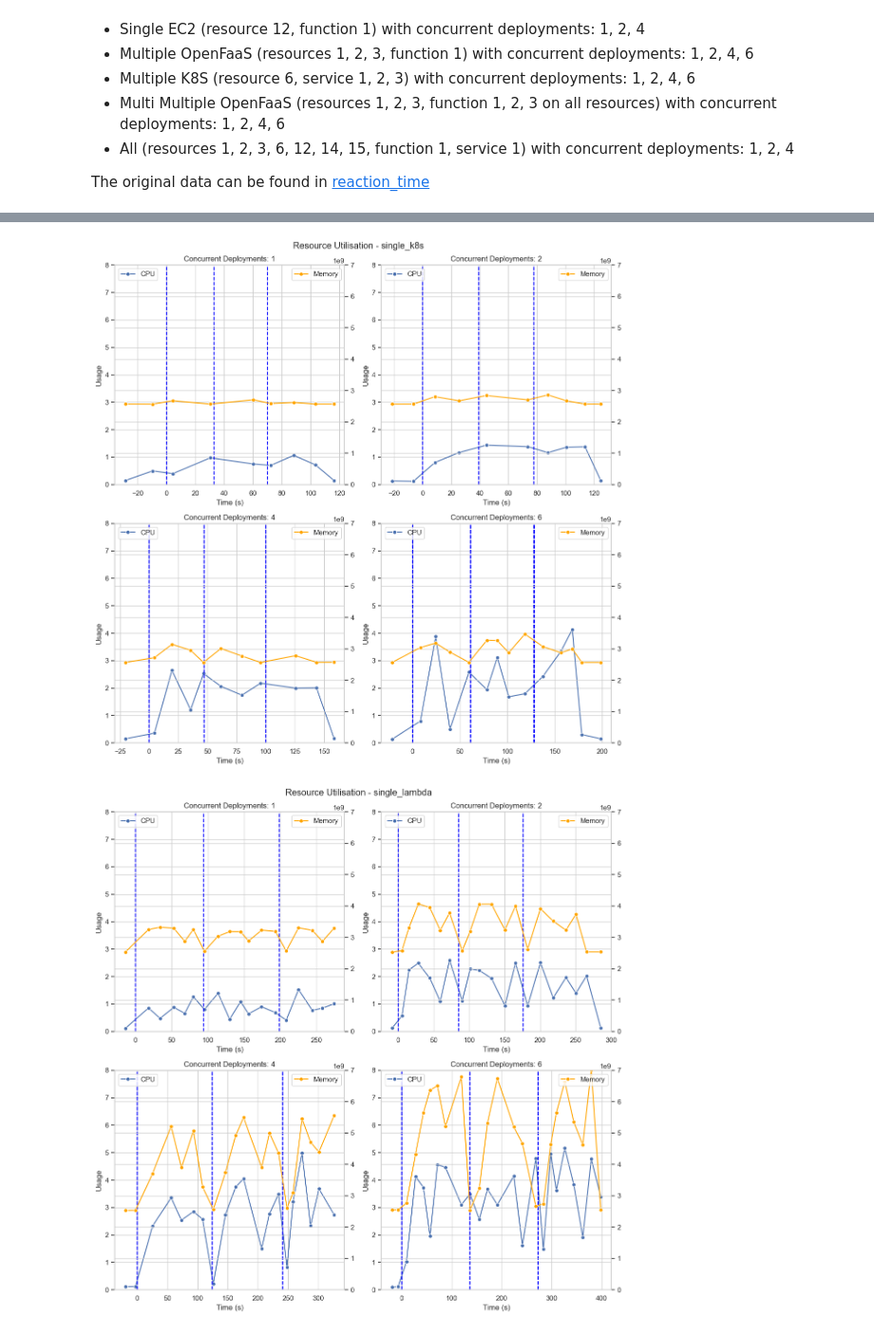
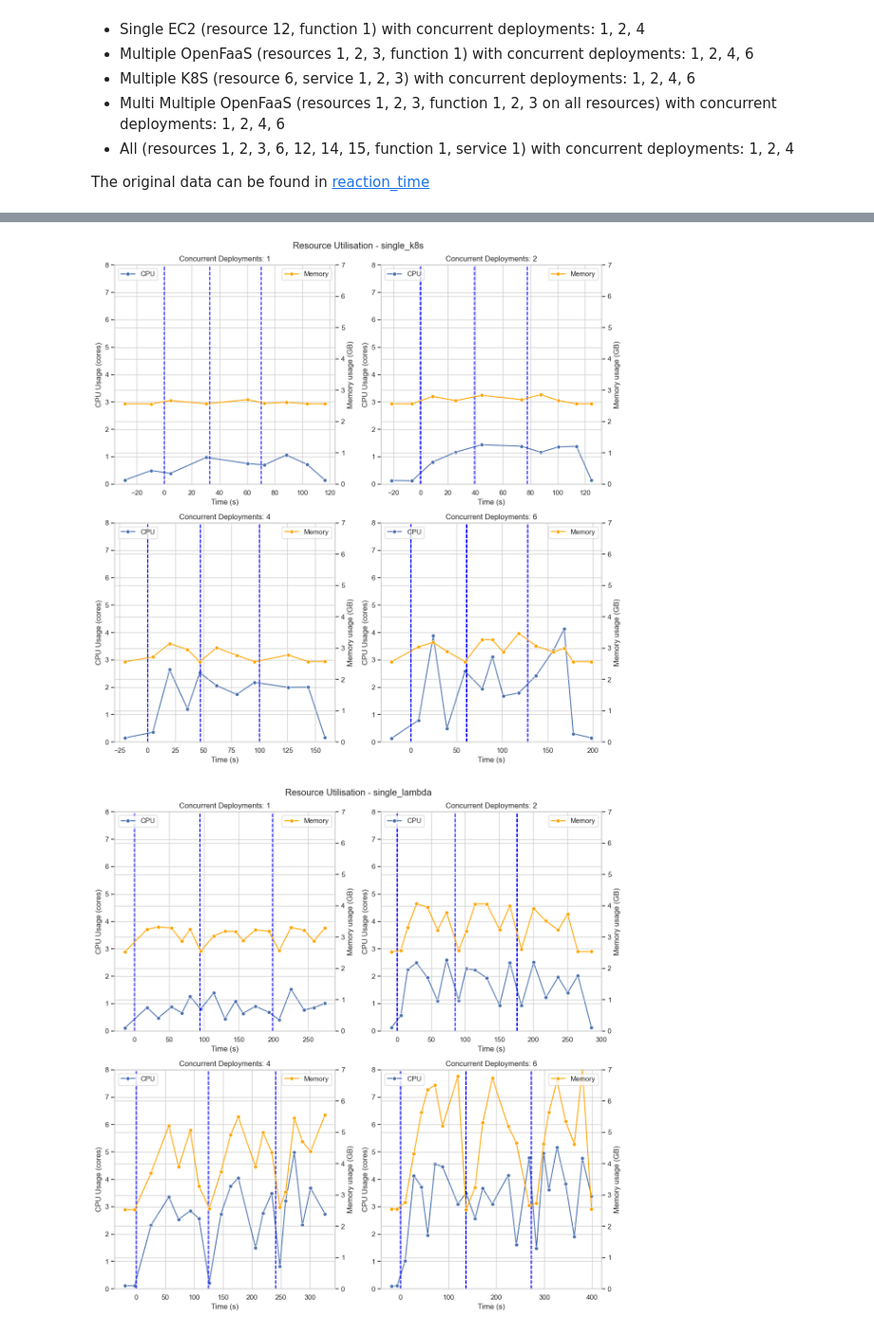
Before and after one commit to Apollo-Tools/resource-manager, a Jupyter notebook: benchmark/results/rm-analysis/utilisation.ipynb, the cells around one changed output, grey strips where cells are left out. Shown at 95% size. Drawn from its saved outputs; the diff is of its cells as text; code cells hidden in the pictures.

```diff
--- a/benchmark/results/rm-analysis/utilisation.ipynb
+++ b/benchmark/results/rm-analysis/utilisation.ipynb
@@ -42,17 +42,18 @@ for root, dirs, files in os.walk(ru_dir):
                      if file_path.endswith('_util.csv'):
                             df = df.drop('id', axis=1)
                             df = df.drop(df[df["timestamp"] > (finish_timestamp + 30000)].index)
-                            df["timestamp"] = df["timestamp"] - start_timestamp
+                            df["timestamp"] = (df["timestamp"] - start_timestamp) / 1000
+                            df["memory"] = df["memory"] / 1_000_000_000
                             df_util = pd.concat([df_util, df.drop_duplicates(subset=['timestamp', 'cpu', 'memory'])], ignore_index=True)
                      else:
                             df["start_response_time"] = df["start_response"] - df["start"]
                             df["terminate_response_time"] = df["terminate_response"] - df["terminate"]
                             start_timestamp = df["start"].min()
                             finish_timestamp = df["terminated"].max()
-                            df["start"] = df["start"] - start_timestamp
-                            df["deployed"] = df["deployed"] - start_timestamp
-                            df["terminate"] = df["terminate"] - start_timestamp
-                            df["terminated"] = df["terminated"] - start_timestamp
+                            df["start"] = (df["start"] - start_timestamp) / 1000
+                            df["deployed"] = (df["deployed"] - start_timestamp) / 1000
+                            df["terminate"] = (df["terminate"] - start_timestamp) / 1000
+                            df["terminated"] = (df["terminated"] - start_timestamp) / 1000
                             df["deployment_time"] = df["deployed"] - df["start"]
                             df["termination_time"] = df["terminated"] - df["terminate"]
                             df_timestamps = pd.concat([df_timestamps, df], ignore_index=True)
@@ -97,14 +98,14 @@ num_rows = (len(types) + 1) // 2
 fig, axs = plt.subplots(num_rows, 2, figsize=(15, 4*num_rows))
 axs = axs.flatten()
 y_min = 0
-y_max = 250_000
+y_max = 210
 for i, type_ in enumerate(types):
        subset_df = grouped_timestamps[grouped_timestamps['type'] == type_]
        sns.lineplot(data=subset_df, x='concurrent_deployments', y='deployment_time', ax=axs[i], label='Average Deployment Time', marker='o')
        sns.lineplot(data=subset_df, x='concurrent_deployments', y='termination_time', ax=axs[i], label='Average Termination Time', marker='o')
        axs[i].set_ylim(y_min, y_max)
        axs[i].set_xlabel('Concurrent Deployments')
-       axs[i].set_ylabel('Time (ms)')
+       axs[i].set_ylabel('Time (s)')
        axs[i].set_title(f'{type_}')
 for ax in axs[len(types):]:
        ax.axis('off')
@@ -122,7 +123,7 @@ num_rows = (len(types) + 1) // 2
 fig, axs = plt.subplots(num_rows, 2, figsize=(15, 4*num_rows))
 axs = axs.flatten()
 y_min = 0
-y_max = 5_000
+y_max = 6_000
 for i, type_ in enumerate(types):
        subset_df = grouped_timestamps[grouped_timestamps['type'] == type_]
        sns.lineplot(data=subset_df, x='concurrent_deployments', y='start_response_time', ax=axs[i], label='Average Deploy Response Time', marker='o')
@@ -141,11 +142,11 @@ plt.show()
 # %%
 types = df_util['type'].unique()
-df_util['timestamp'] = df_util['timestamp'] / 1000
+df_util['timestamp'] = df_util['timestamp']
 
 cpu_min = 0
 cpu_max = 8
 memory_min = 0
-memory_max = 7_000_000_000
+memory_max = 7
 for type_ in types:
        type_df = df_util[df_util['type'] == type_]
        concurrent_deployments = type_df['concurrent_deployments'].unique()
@@ -172,14 +173,14 @@ for type_ in types:
               sns.lineplot(data=concurrent_df, x='timestamp', y='memory', ax=ax_mem, color='orange', label=f'Memory', marker='o')
 
               ax_mem.set_ylim(memory_min, memory_max)
-              ax[i].set_ylabel('Usage')
+              ax_mem.set_ylabel('Memory usage (GB)')
+              ax_mem.legend(loc='upper right')
+              ax[i].set_ylabel('CPU Usage (cores)')
               ax[i].set_xlabel('Time (s)')
               ax[i].set_title(f'Concurrent Deployments: {concurrent_deployment}')
               ax[i].legend(loc='upper left')
-              ax_mem.legend(loc='upper right')
-              ax_mem.set_ylabel('')
 
-              start_times = df_timestamps[(df_timestamps['type'] == type_) & (df_timestamps['concurrent_deployments'] == concurrent_deployment)]['start'] / 1000
+              start_times = df_timestamps[(df_timestamps['type'] == type_) & (df_timestamps['concurrent_deployments'] == concurrent_deployment)]['start']
               for start_time in start_times:
                      ax[i].axvline(x=start_time, color='blue', linestyle='--', label='Deployment Start')
 
@@ -195,2 +196,2 @@ for type_ in types:
-[figure, old version]
+[figure, new version]
-[figure, old version]
+[figure, new version]
```
Also changed, not shown: parts of 5 cells of this notebook, 3 other files.
